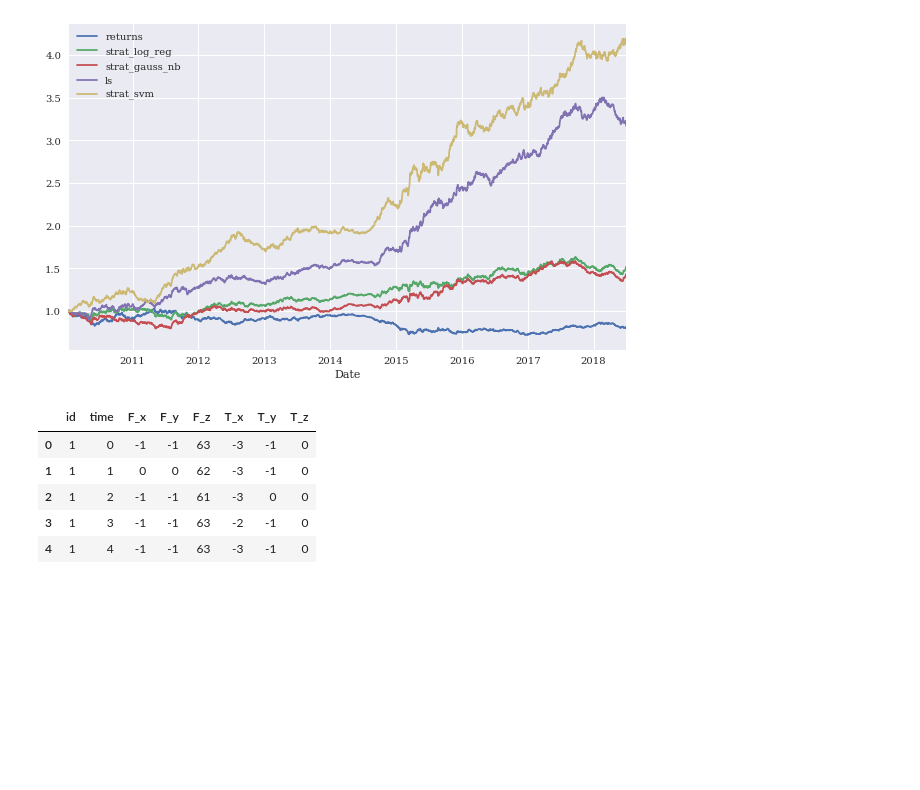
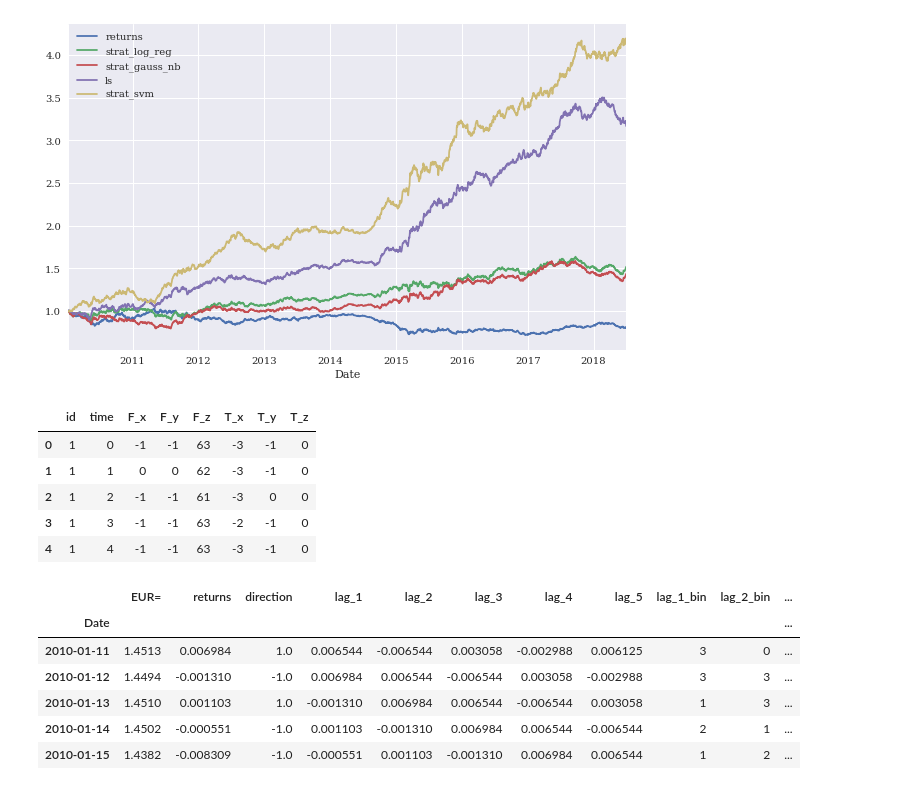
Before and after one commit to HaoLiNick/quantbasic, a Jupyter notebook: rw_hypothesis.ipynb, the cells around one changed output. Drawn from its saved outputs; the diff is of its cells as text; code cells hidden in the pictures; blank space fills up the shorter version.

```diff
--- a/rw_hypothesis.ipynb
+++ b/rw_hypothesis.ipynb
@@ -263,3 +263,13 @@ timeseries.head()
 | 2 | 1 | 2 | -1 | -1 | 61 | -3 | 0 | 0 |
 | 3 | 1 | 3 | -1 | -1 | 63 | -2 | -1 | 0 |
 | 4 | 1 | 4 | -1 | -1 | 63 | -3 | -1 | 0 |
+# %%
+data.head()
+# %% [output]
+|  | EUR= | returns | direction | lag_1 | lag_2 | lag_3 | lag_4 | lag_5 | lag_1_bin | lag_2_bin | ... |
+| Date |  |  |  |  |  |  |  |  |  |  | ... |
+| 2010-01-11 | 1.4513 | 0.006984 | 1.0 | 0.006544 | -0.006544 | 0.003058 | -0.002988 | 0.006125 | 3 | 0 | ... |
+| 2010-01-12 | 1.4494 | -0.001310 | -1.0 | 0.006984 | 0.006544 | -0.006544 | 0.003058 | -0.002988 | 3 | 3 | ... |
+| 2010-01-13 | 1.4510 | 0.001103 | 1.0 | -0.001310 | 0.006984 | 0.006544 | -0.006544 | 0.003058 | 1 | 3 | ... |
+| 2010-01-14 | 1.4502 | -0.000551 | -1.0 | 0.001103 | -0.001310 | 0.006984 | 0.006544 | -0.006544 | 2 | 1 | ... |
+| 2010-01-15 | 1.4382 | -0.008309 | -1.0 | -0.000551 | 0.001103 | -0.001310 | 0.006984 | 0.006544 | 1 | 2 | ... |
```
Also changed, not shown: parts of 27 cells of this notebook.
